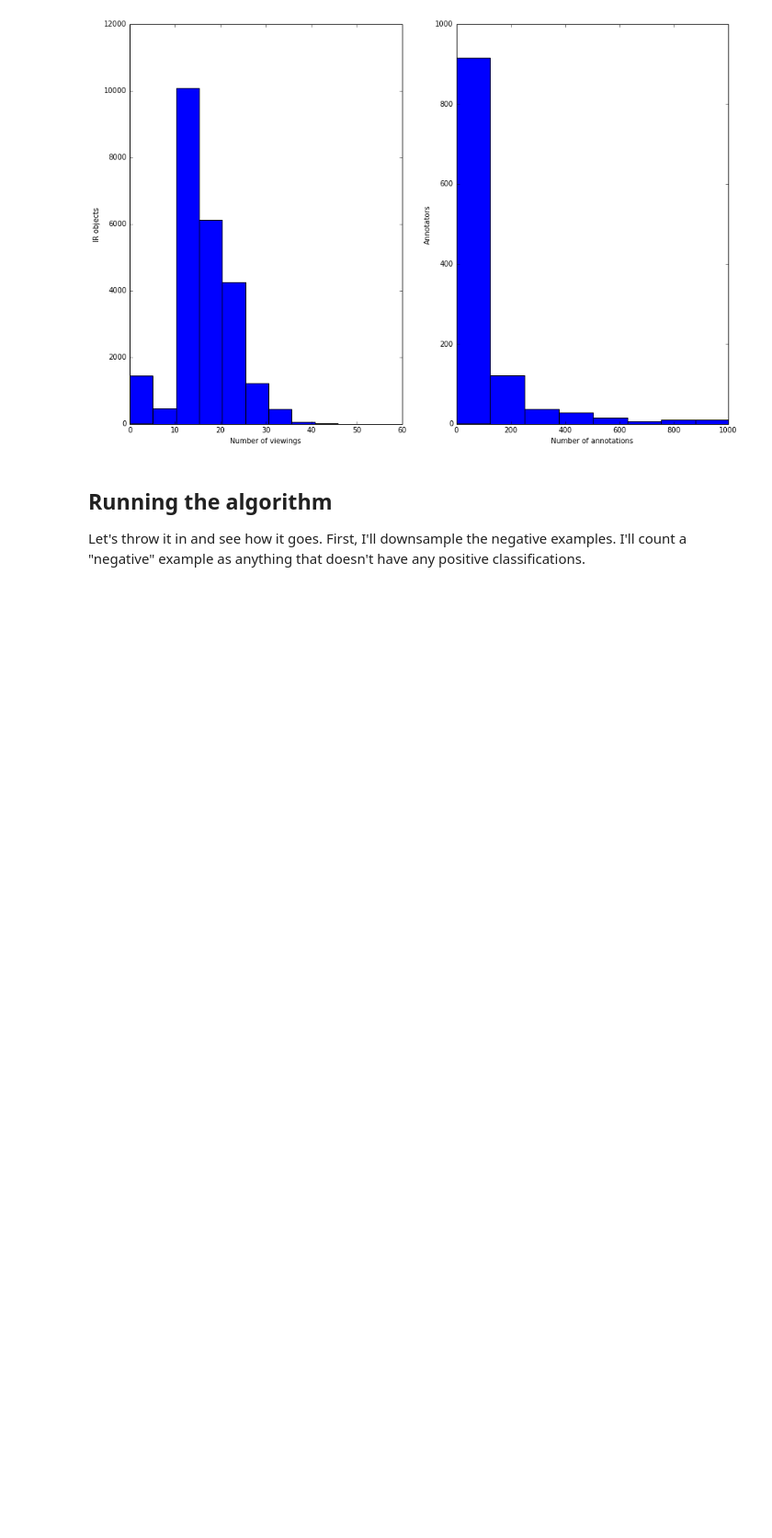
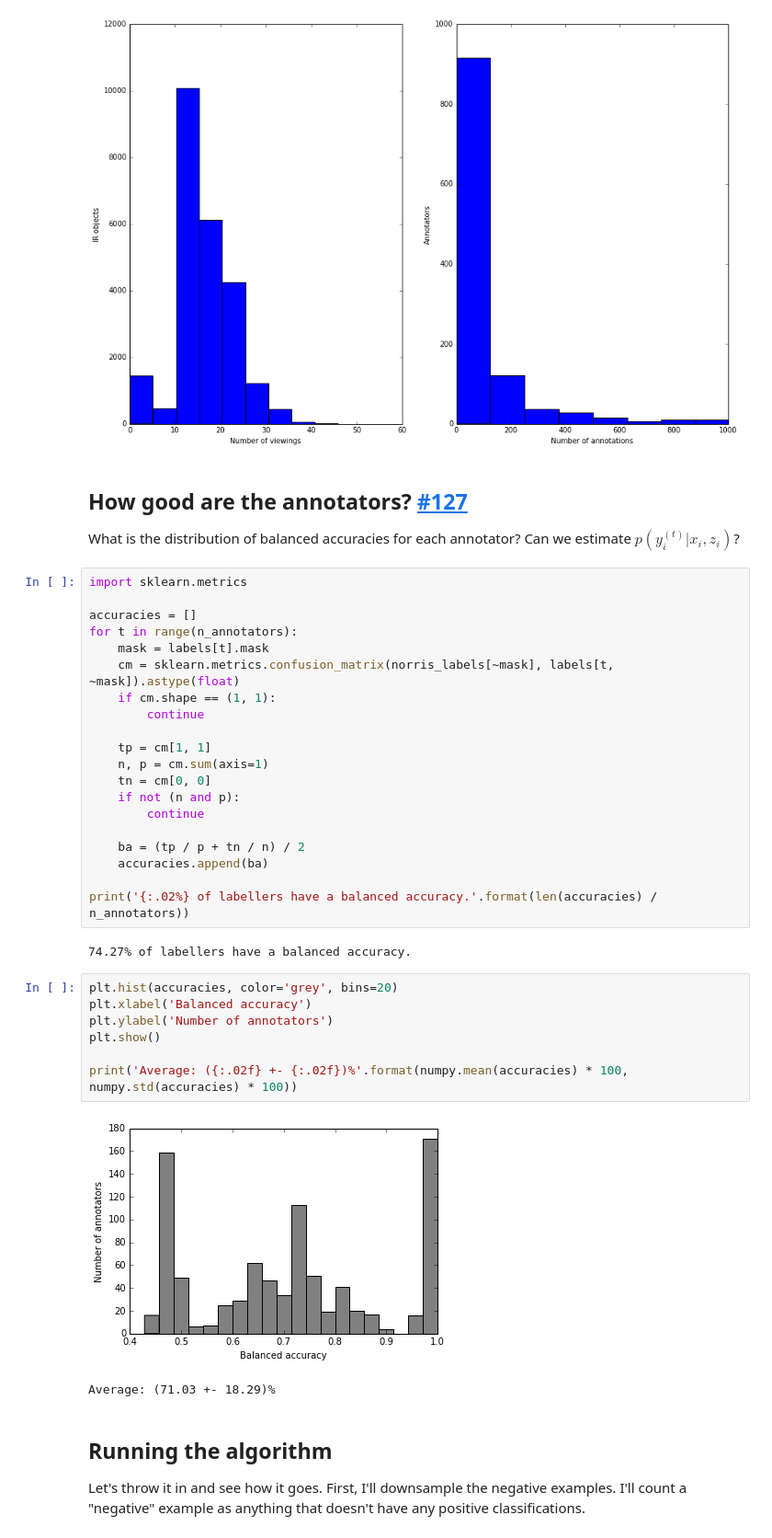
Before and after one commit to chengsoonong/crowdastro, a Jupyter notebook: notebooks/50_yan_rgz.ipynb, the cells around one changed output. Shown at 92% size. Saved outputs shown, nothing was run; the diff lists cells and outputs as text; blank space fills up the shorter version.

Commit message:
Estimated annotator accuracy, resolves #127

```diff
--- a/notebooks/50_yan_rgz.ipynb
+++ b/notebooks/50_yan_rgz.ipynb
@@ -90,6 +110,42 @@ plt.ylabel('Annotators')
 # %% [output]
 <matplotlib.text.Text at 0x...>
 [figure]
+# %% [markdown]
+## How good are the annotators? [#127](https://github.com/chengsoonong/crowdastro/issues/127)
+
+What is the distribution of balanced accuracies for each annotator? Can we estimate $p(y_i^{(t)} | x_i, z_i)$?
+# %%
+import sklearn.metrics
+
+accuracies = []
+for t in range(n_annotators):
+    mask = labels[t].mask
+    cm = sklearn.metrics.confusion_matrix(norris_labels[~mask], labels[t, ~mask]).astype(float)
+    if cm.shape == (1, 1):
+        continue
+
+    tp = cm[1, 1]
+    n, p = cm.sum(axis=1)
+    tn = cm[0, 0]
+    if not (n and p):
+        continue
+
+    ba = (tp / p + tn / n) / 2
+    accuracies.append(ba)
+
+print('{:.02%} of labellers have a balanced accuracy.'.format(len(accuracies) / n_annotators))
+# %% [output]
+74.27% of labellers have a balanced accuracy.
+# %%
+plt.hist(accuracies, color='grey', bins=20)
+plt.xlabel('Balanced accuracy')
+plt.ylabel('Number of annotators')
+plt.show()
+
+print('Average: ({:.02f} +- {:.02f})%'.format(numpy.mean(accuracies) * 100, numpy.std(accuracies) * 100))
+# %% [output]
+[figure, added]
+Average: (71.03 +- 18.29)%
 # %% [markdown]
 ## Running the algorithm
 
```
Also changed, not shown: parts of 2 cells of this notebook.
